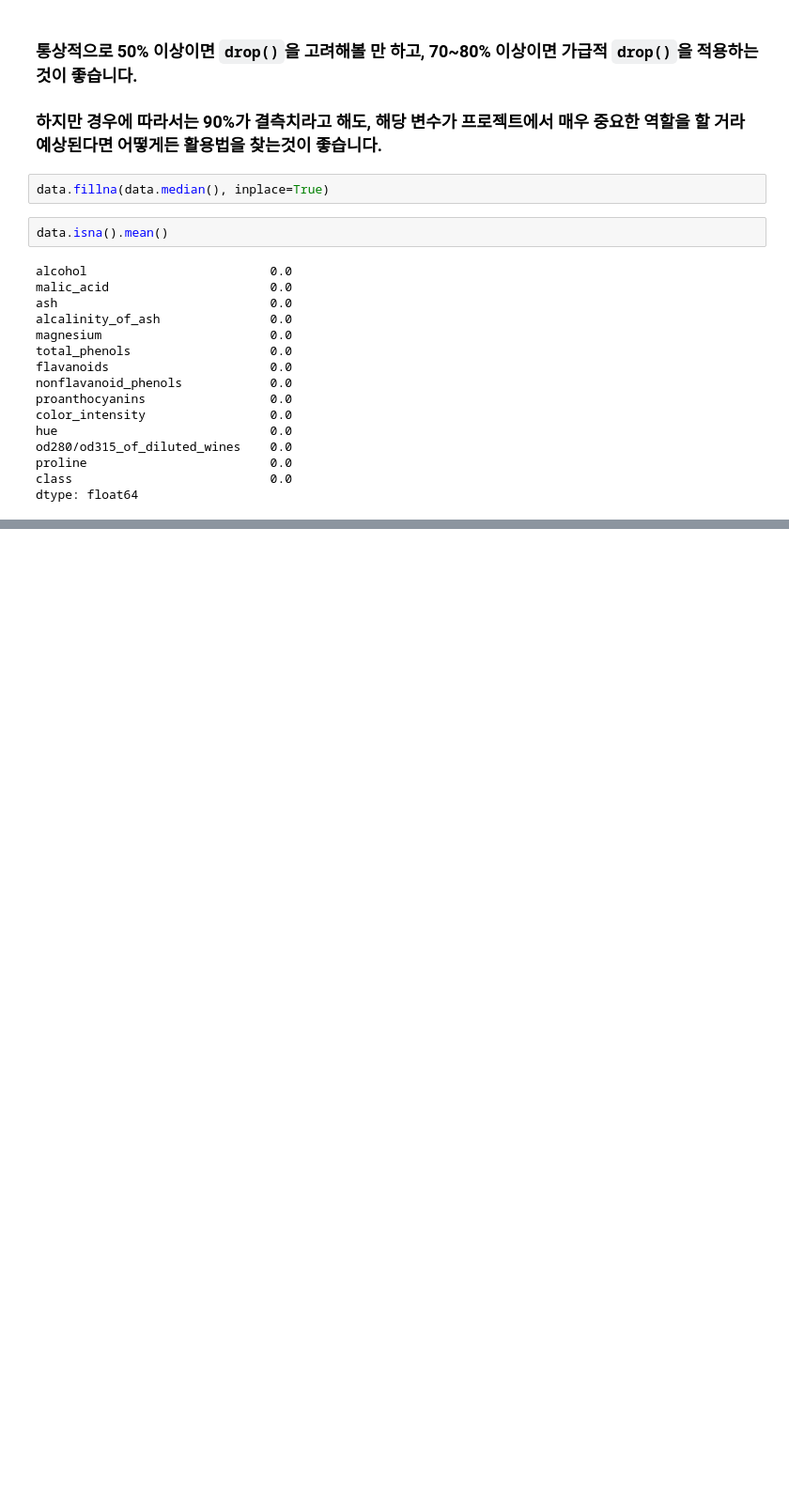
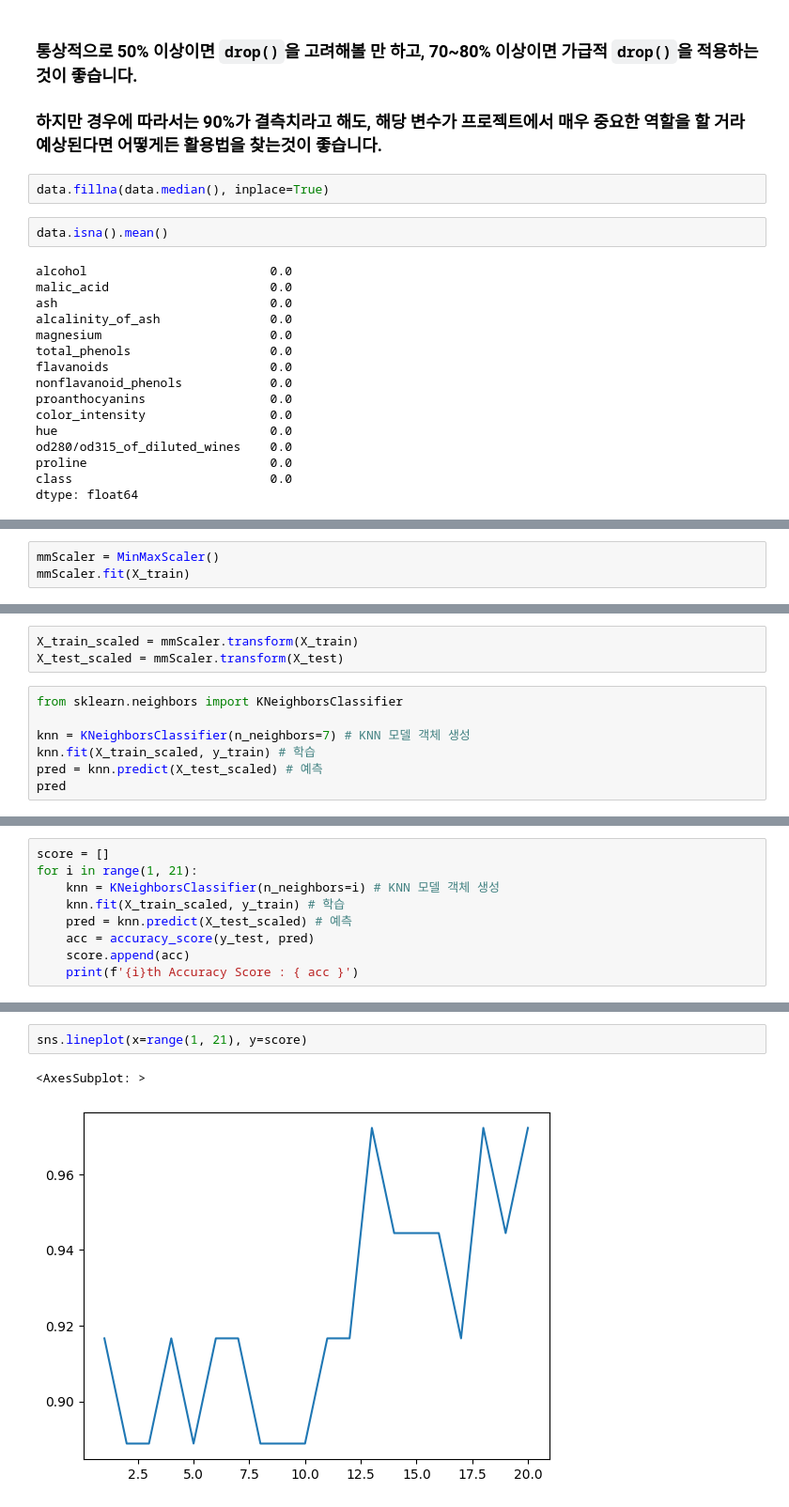
Before and after one commit to ash-hun/my_nlp_research, a Jupyter notebook: 2. Must Have Top10 Algorithm in ML/03 KNN/predict_wine.ipynb, the cells around one changed output, grey strips where cells are left out. Shown: that part at 94% size. Drawn from its saved outputs; the diff is of its cells as text; blank space fills up the shorter version.

```diff
--- a/2. Must Have Top10 Algorithm in ML/03 KNN/predict_wine.ipynb
+++ b/2. Must Have Top10 Algorithm in ML/03 KNN/predict_wine.ipynb
@@ -184,0 +235,3 @@ st_scaler.fit(data) # 학습
+# %%
+mmScaler = MinMaxScaler()
+mmScaler.fit(X_train)
@@ -184,0 +240,10 @@ st_scaler.fit(data) # 학습
+# %%
+X_train_scaled = mmScaler.transform(X_train)
+X_test_scaled = mmScaler.transform(X_test)
+# %%
+from sklearn.neighbors import KNeighborsClassifier
+
+knn = KNeighborsClassifier(n_neighbors=7) # KNN 모델 객체 생성
+knn.fit(X_train_scaled, y_train) # 학습
+pred = knn.predict(X_test_scaled) # 예측
+pred
@@ -184,0 +258,9 @@ st_scaler.fit(data) # 학습
+# %%
+score = []
+for i in range(1, 21):
+    knn = KNeighborsClassifier(n_neighbors=i) # KNN 모델 객체 생성
+    knn.fit(X_train_scaled, y_train) # 학습
+    pred = knn.predict(X_test_scaled) # 예측
+    acc = accuracy_score(y_test, pred)
+    score.append(acc)
+    print(f'{i}th Accuracy Score : { acc }')
@@ -184,0 +288,5 @@ st_scaler.fit(data) # 학습
+# %%
+sns.lineplot(x=range(1, 21), y=score)
+# %% [output]
+<AxesSubplot: >
+[figure, added]
```
Also changed, not shown: parts of 9 cells of this notebook.
